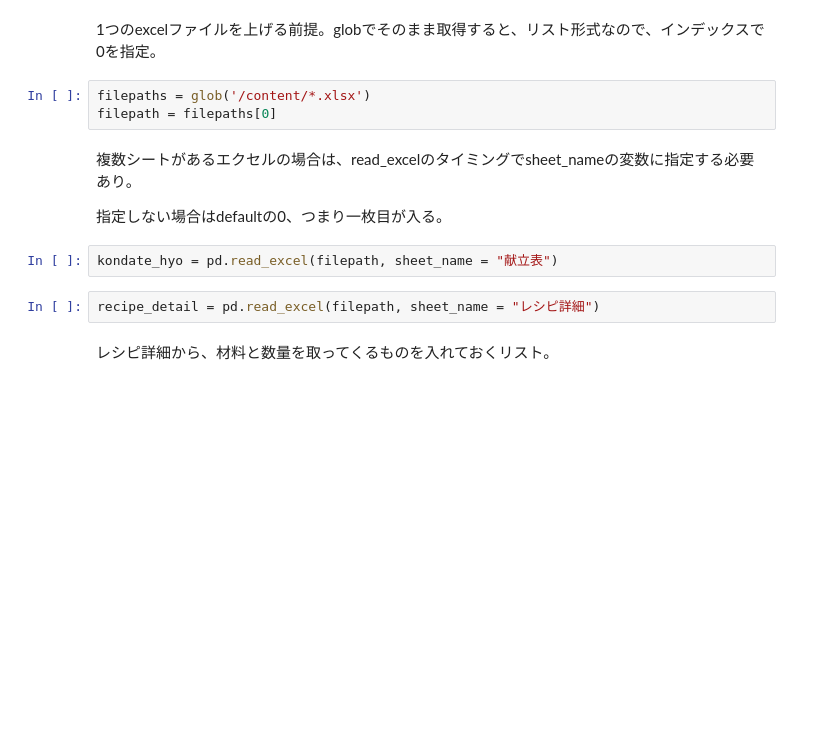
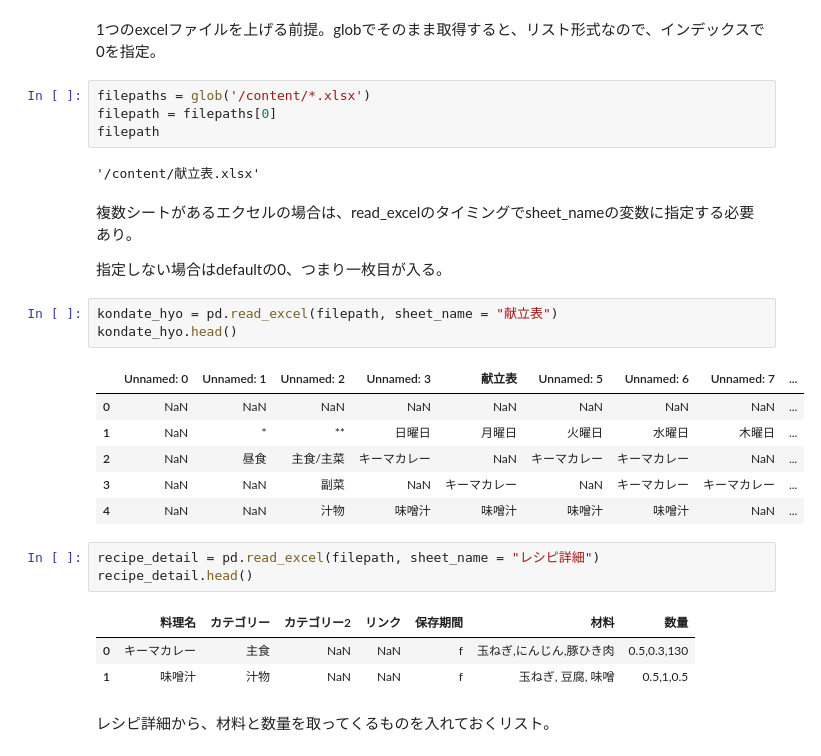
Before and after one commit to oYasuiHaruki/Colaboratory, a Jupyter notebook: 献立自動化.ipynb, the cells around one changed output. Saved outputs shown, nothing was run; the diff lists cells and outputs as text; blank space fills up the shorter version.

```diff
--- a/献立自動化.ipynb
+++ b/献立自動化.ipynb
@@ -10,14 +10,30 @@ from glob import glob
 # %%
 filepaths = glob('/content/*.xlsx')
 filepath = filepaths[0]
+filepath
+# %% [output]
+'/content/献立表.xlsx'
 # %% [markdown]
 複数シートがあるエクセルの場合は、read_excelのタイミングでsheet_nameの変数に指定する必要あり。
 
 指定しない場合はdefaultの0、つまり一枚目が入る。
 # %%
 kondate_hyo = pd.read_excel(filepath, sheet_name = "献立表")
+kondate_hyo.head()
+# %% [output]
+|  | Unnamed: 0 | Unnamed: 1 | Unnamed: 2 | Unnamed: 3 | 献立表 | Unnamed: 5 | Unnamed: 6 | Unnamed: 7 | ... |
+| 0 | NaN | NaN | NaN | NaN | NaN | NaN | NaN | NaN | ... |
+| 1 | NaN | * | ** | 日曜日 | 月曜日 | 火曜日 | 水曜日 | 木曜日 | ... |
+| 2 | NaN | 昼食 | 主食/主菜 | キーマカレー | NaN | キーマカレー | キーマカレー | NaN | ... |
+| 3 | NaN | NaN | 副菜 | NaN | キーマカレー | NaN | キーマカレー | キーマカレー | ... |
+| 4 | NaN | NaN | 汁物 | 味噌汁 | 味噌汁 | 味噌汁 | 味噌汁 | NaN | ... |
 # %%
 recipe_detail = pd.read_excel(filepath, sheet_name = "レシピ詳細")
+recipe_detail.head()
+# %% [output]
+|  | 料理名 | カテゴリー | カテゴリー2 | リンク | 保存期間 | 材料 | 数量 |
+| 0 | キーマカレー | 主食 | NaN | NaN | f | 玉ねぎ,にんじん,豚ひき肉 | 0.5,0.3,130 |
+| 1 | 味噌汁 | 汁物 | NaN | NaN | f | 玉ねぎ, 豆腐, 味噌 | 0.5,1,0.5 |
 # %% [markdown]
 レシピ詳細から、材料と数量を取ってくるものを入れておくリスト。
 # %%
```
Also changed, not shown: parts of 6 cells of this notebook.
